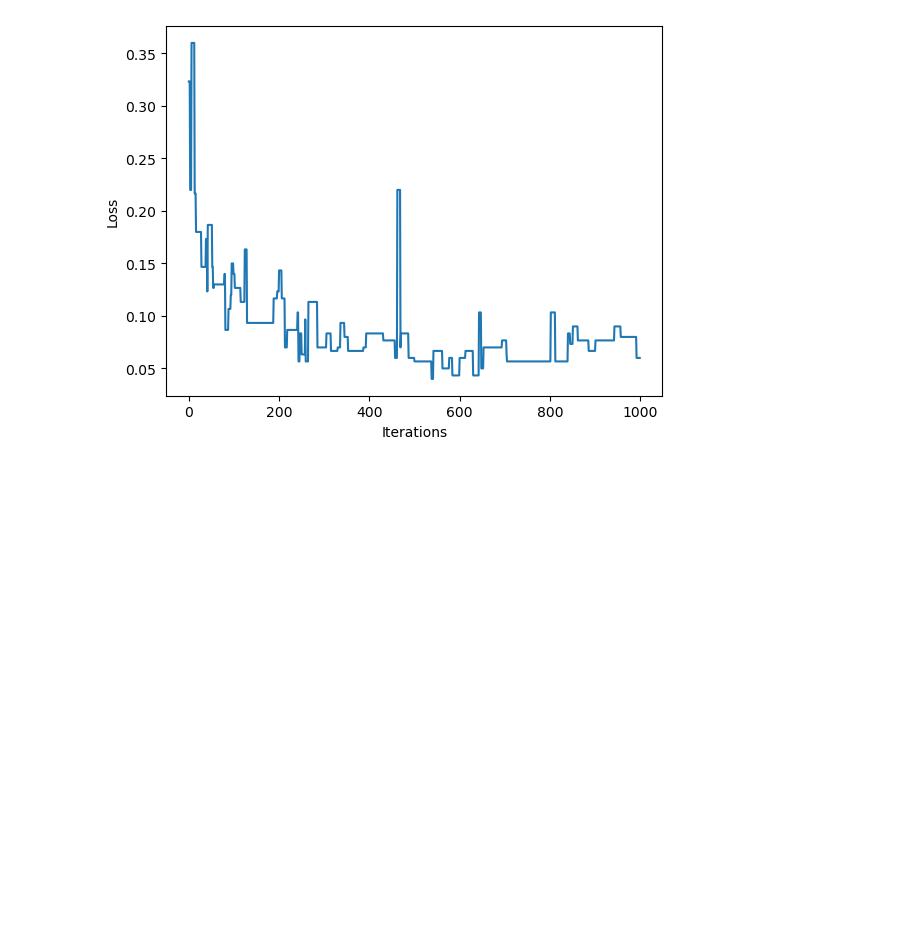
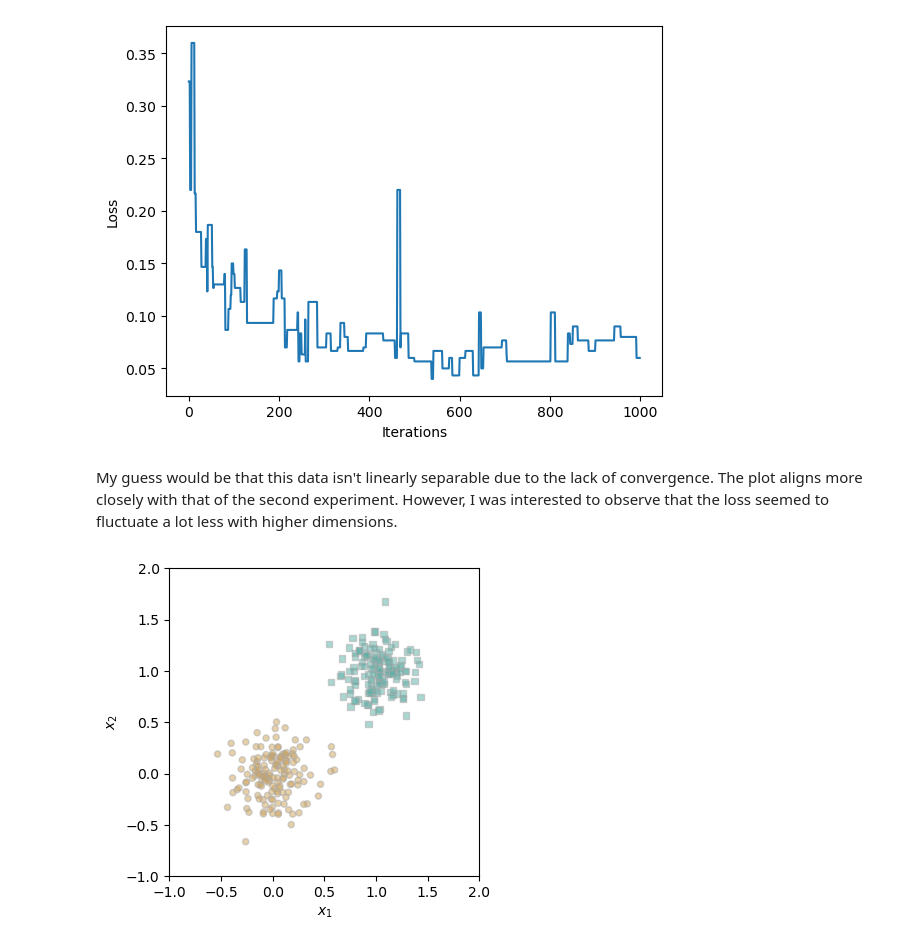
Before and after one commit to ShadowedSpace/ShadowedSpace.github.io, a Jupyter notebook: posts/BP6/BP6.ipynb, the cells around one changed output. Cells and saved outputs as stored; diff of their text form; code cells hidden in the pictures; blank space fills up the shorter version.

```diff
--- a/posts/BP6/BP6.ipynb
+++ b/posts/BP6/BP6.ipynb
@@ -191,3 +191,12 @@ plt.ylabel("Loss")
 # %% [output]
 Text(0, 0.5, 'Loss')
 [figure]
+# %% [markdown]
+My guess would be that this data isn't linearly separable due to the lack of convergence. The plot aligns more closely with that of the second experiment. However, I was interested to observe that the loss seemed to fluctuate a lot less with higher dimensions.
+# %%
+X, y = perceptron_data()
+fig, ax = plt.subplots(1, 1, figsize = (4, 4))
+ax.set(xlim = (-1, 2), ylim = (-1, 2))
+plot_perceptron_data(X, y, [0, 0, 0], ax)
+# %% [output]
+[figure, added]
```
Also changed, not shown: parts of 11 cells of this notebook, 8 other files.
